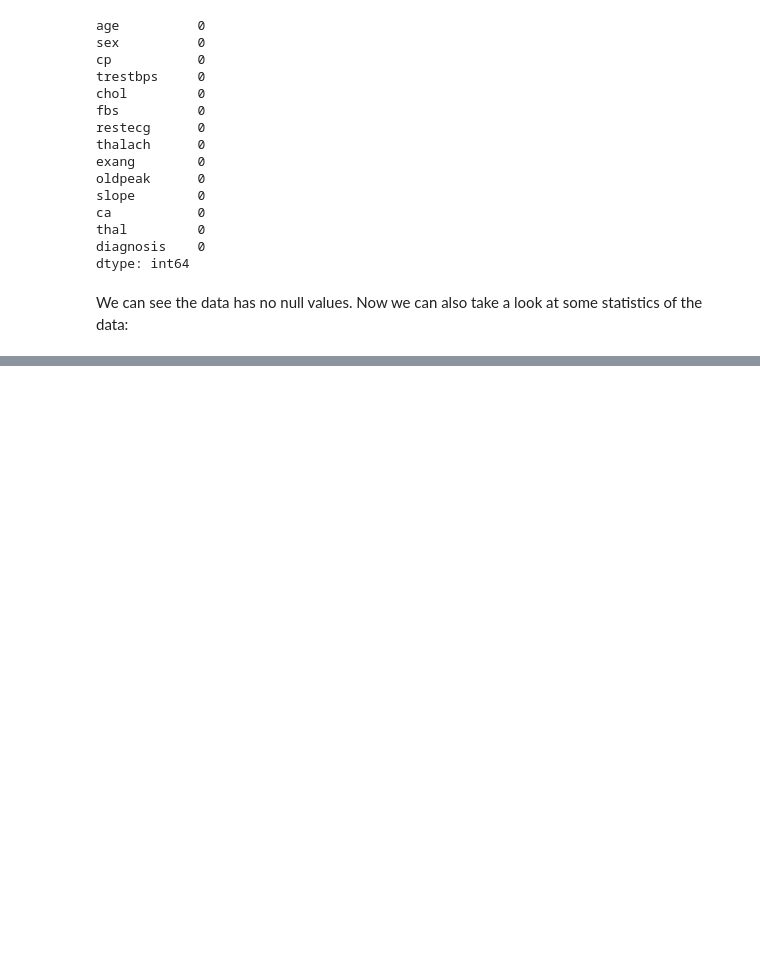
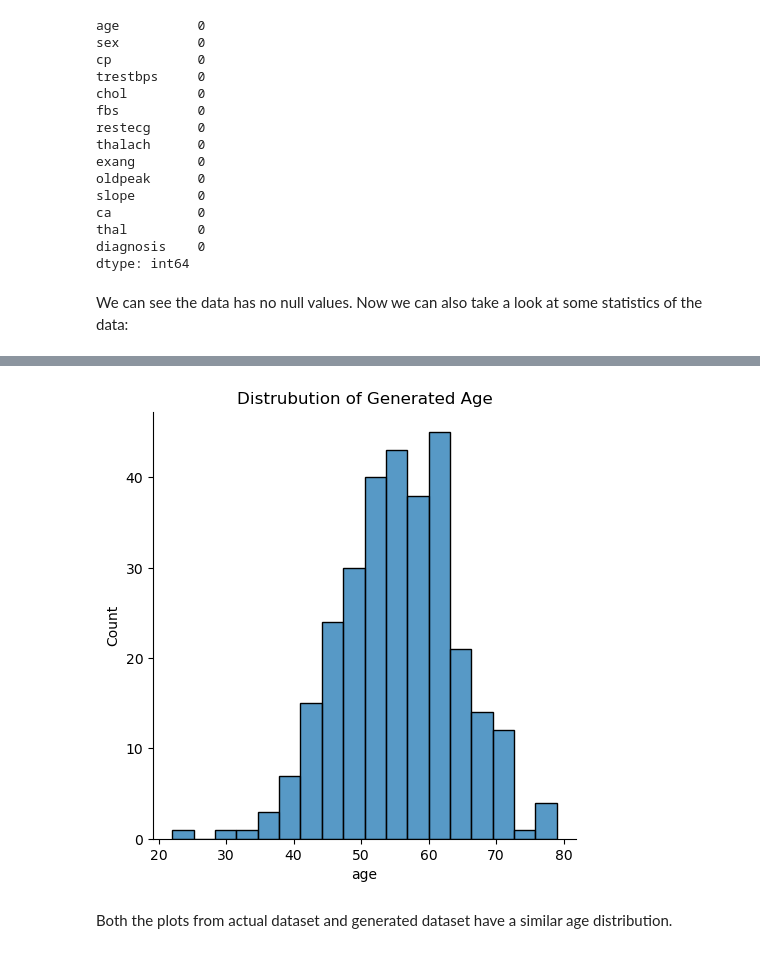
Before and after one commit to frankquinn89/PROGRAMMING_FOR_DATA_ANALYSIS, a Jupyter notebook: project.ipynb, the cells around one changed output, grey strips where cells are left out. Drawn from its saved outputs; the diff is of its cells as text; code cells hidden in the pictures; blank space fills up the shorter version.

```diff
--- a/project.ipynb
+++ b/project.ipynb
@@ -87,0 +111,19 @@ data.describe()
+# %%
+# Set a seed to ensure consistency in generating data
+np.random.seed(6)
+
+gen_age = pd.DataFrame(columns=['age'])
+
+# We will generate 300 data points which is similar total to existing dataset
+generate_age = np.random.normal(55,9,300)
+
+# we want to round age for plotting
+gen_age['age'] = generate_age.round(0)
+
+sb.displot(gen_age['age'])
+mplot.title("Distrubution of Generated Age")
+mplot.show()
+# %% [output]
+[figure, added]
+# %% [markdown]
+Both the plots from actual dataset and generated dataset have a similar age distribution.
```
Also changed, not shown: parts of 5 cells of this notebook.
